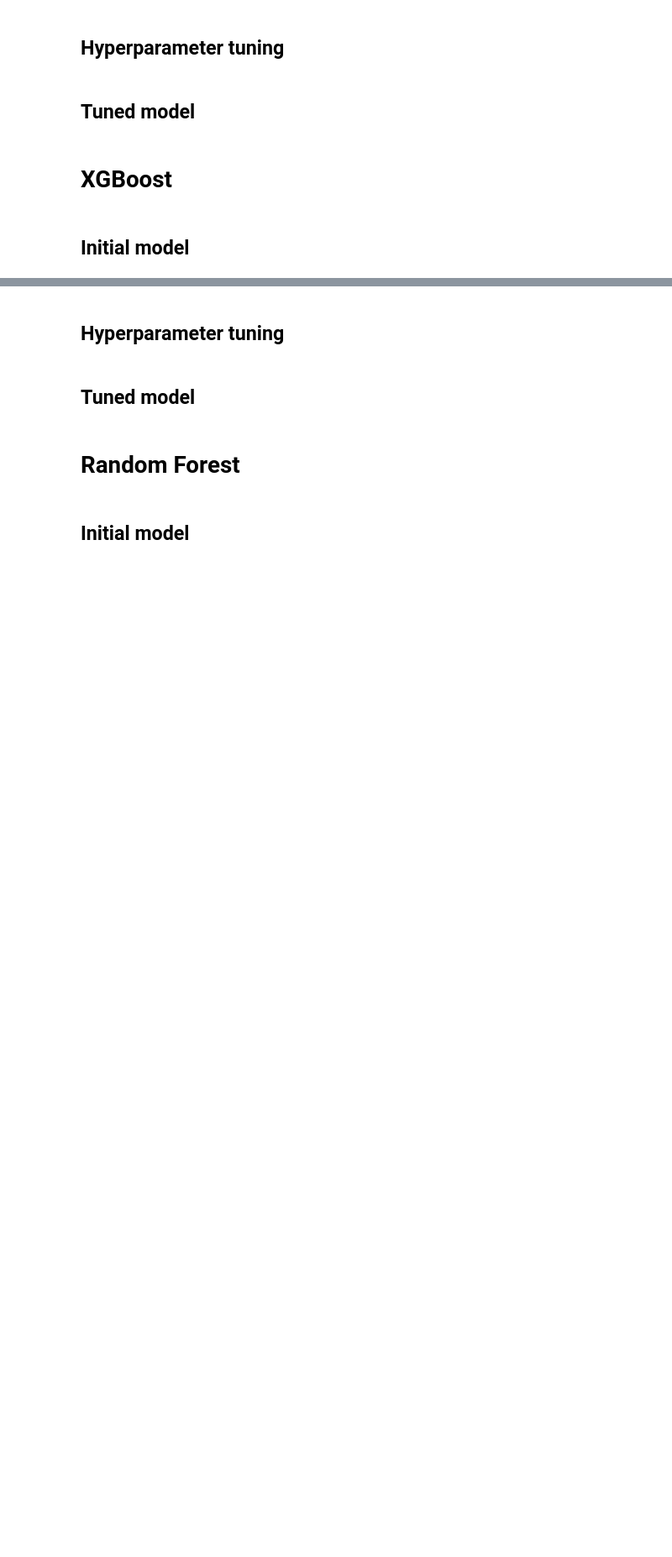
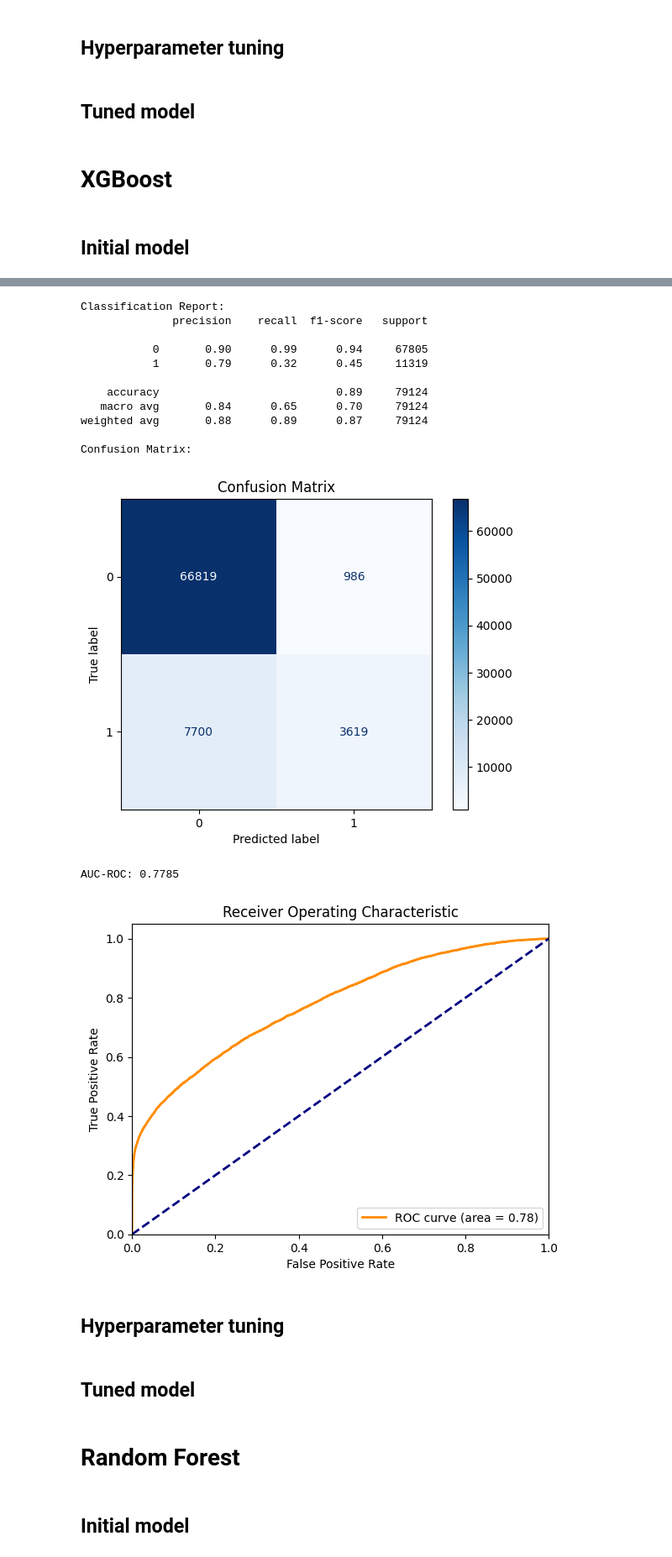
Before and after one commit to hiimss/Fake-Reviews-Detection, a Jupyter notebook: ShanShan_notebooks/data_modeling_and_evaluation.ipynb, the cells around one changed output, grey strips where cells are left out. Shown at 84% size. Saved outputs shown, nothing was run; the diff lists cells and outputs as text; code cells hidden in the pictures; blank space fills up the shorter version.

```diff
--- a/ShanShan_notebooks/data_modeling_and_evaluation.ipynb
+++ b/ShanShan_notebooks/data_modeling_and_evaluation.ipynb
@@ -493,3 +497,21 @@ AUC-ROC: 0.6918
+# %%
+# Train and evaluate the model
+train_and_evaluate_model(xgb_model, X_train_merged, y_train_merged, X_test_merged, y_test_merged)
+# %% [output]
+Classification Report:
+              precision    recall  f1-score   support
+
+           0       0.90      0.99      0.94     67805
+           1       0.79      0.32      0.45     11319
+
+    accuracy                           0.89     79124
+   macro avg       0.84      0.65      0.70     79124
+weighted avg       0.88      0.89      0.87     79124
+
+Confusion Matrix:
+[figure, added]
+AUC-ROC: 0.7785
+[figure, added]
 # %% [markdown]
 ## Hyperparameter tuning
 # %%
```
Also changed, not shown: parts of 13 cells of this notebook, 3 other files.
